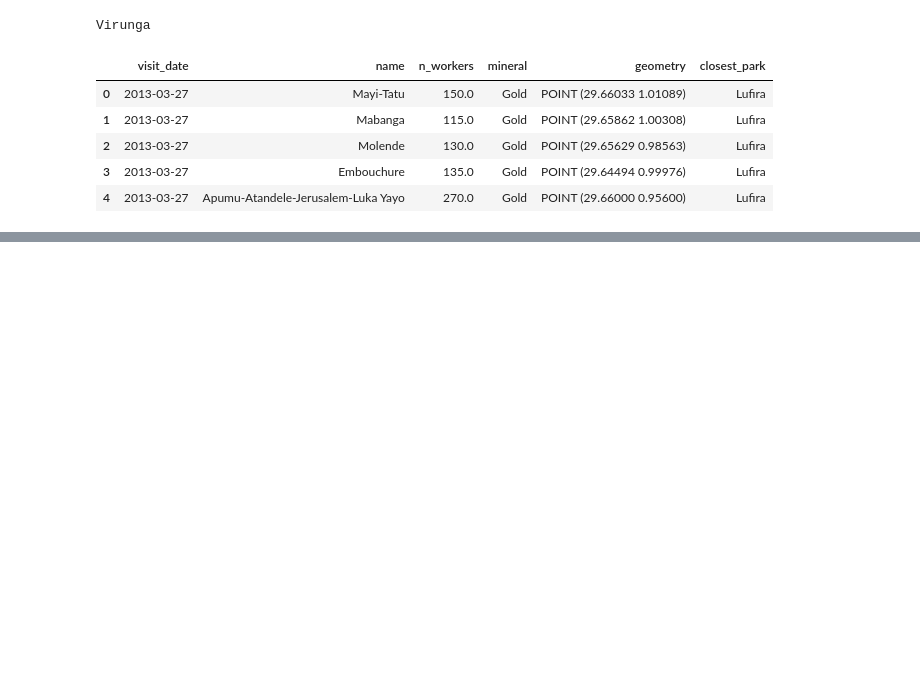
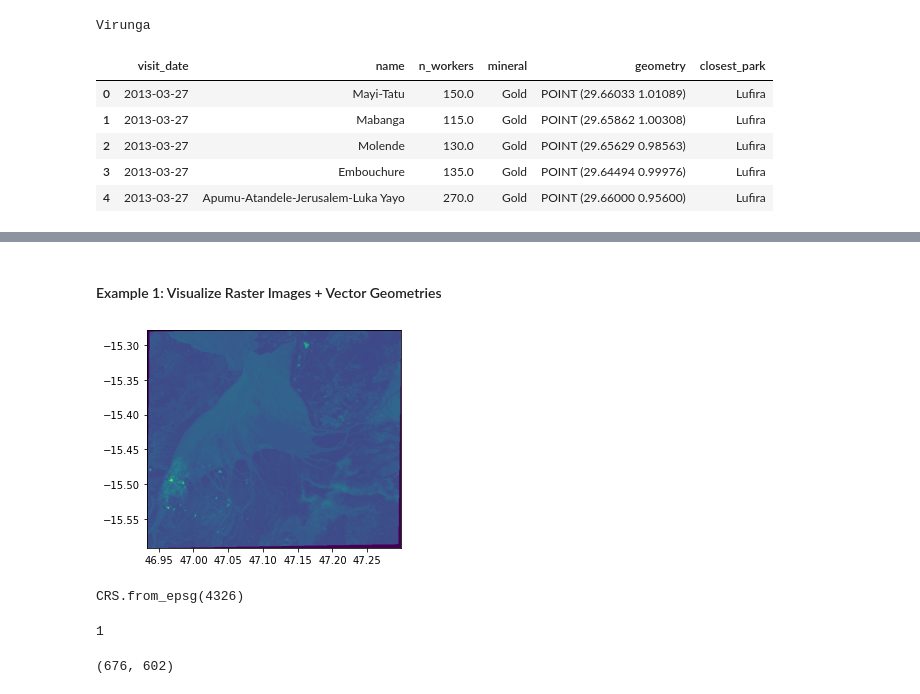
Before and after one commit to mxagar/space_exploration, a Jupyter notebook: geospatial_data_guide/lab/04_Case_Study_Mining.ipynb, the cells around one changed output, grey strips where cells are left out. Saved outputs shown, nothing was run; the diff lists cells and outputs as text; code cells hidden in the pictures; blank space fills up the shorter version.

Commit message:
rasterio examples

```diff
--- a/geospatial_data_guide/lab/04_Case_Study_Mining.ipynb
+++ b/geospatial_data_guide/lab/04_Case_Study_Mining.ipynb
@@ -280,0 +307,2 @@ mining_sites.head()
+# %% [markdown]
+#### Example 1: Visualize Raster Images + Vector Geometries
@@ -280,0 +314,24 @@ mining_sites.head()
+# %%
+DATA_PATH = "../../data/work_geodata/Madagascar_27_01_2020/"
+# %%
+# Open the raster dataset
+# HOWEVER, only the metadata is loaded
+# and we can access all the metadata attributes with .
+src = rio.open(DATA_PATH+"2020-01-27-00_00_2020-01-27-23_59_Landsat_8_(USGS_archive)_B01_(Raw).tiff")
+# %%
+# Visualize
+ax = rasterio.plot.show(src)
+# %% [output]
+[figure, added]
+# %%
+src.crs
+# %% [output]
+CRS.from_epsg(4326)
+# %%
+src.count # number of bands
+# %% [output]
+1
+# %%
+src.width, src.height
+# %% [output]
+(676, 602)
```
Also changed, not shown: parts of 14 cells of this notebook, 10 other files.
